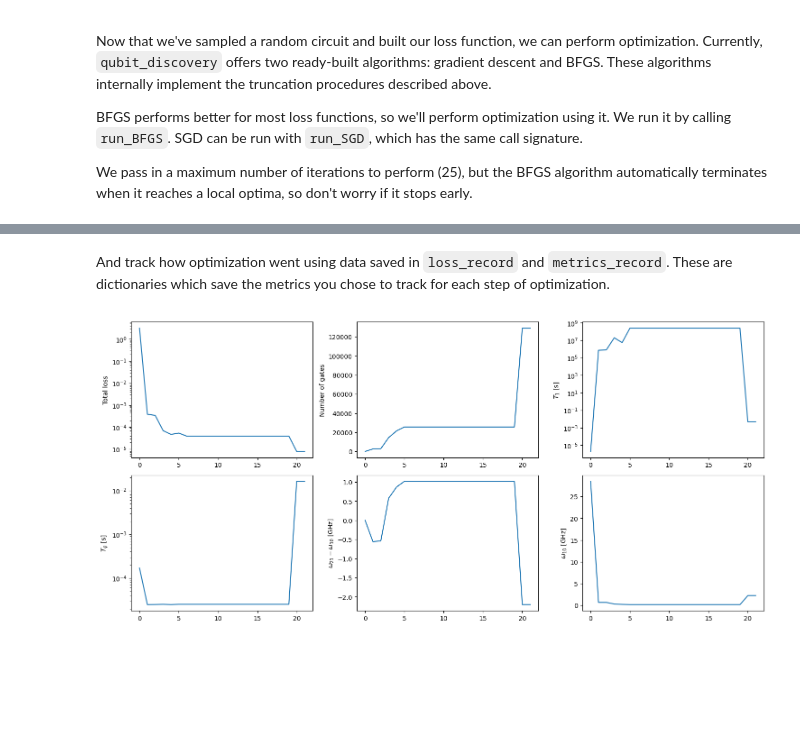
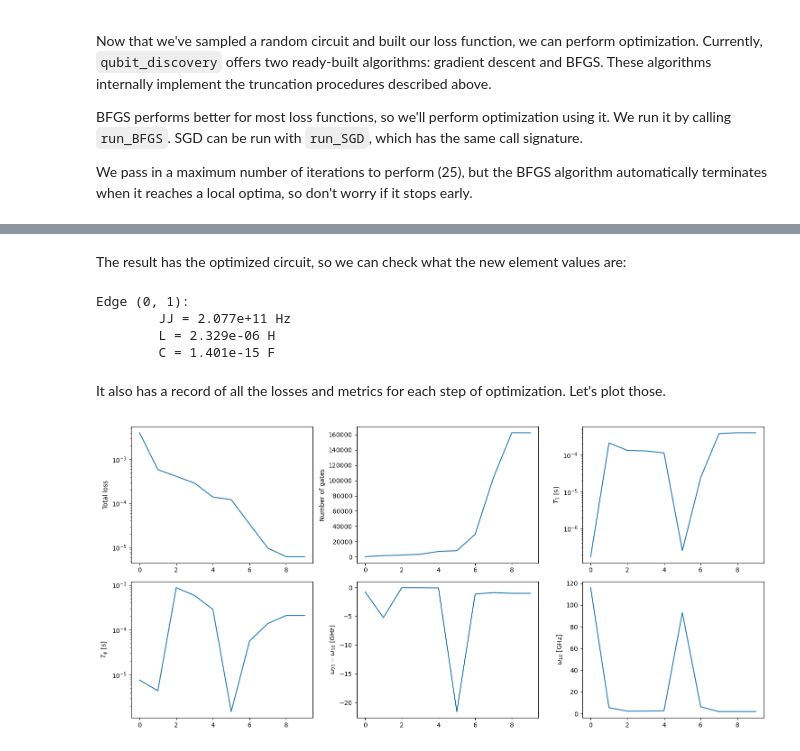
Before and after one commit to stanfordLINQS/Qubit-Discovery, a Jupyter notebook: tutorials/QD_overview.ipynb, the cells around one changed output, grey strips where cells are left out. Drawn from its saved outputs; the diff is of its cells as text; code cells hidden in the pictures; blank space fills up the shorter version.

```diff
--- a/tutorials/QD_overview.ipynb
+++ b/tutorials/QD_overview.ipynb
@@ -198,9 +196,9 @@ BFGS performs better for most loss functions, so we'll perform optimization usin
 We pass in a maximum number of iterations to perform (25), but the BFGS algorithm automatically terminates when it reaches a local optima, so don't worry if it stops early.
 # %%
 initial_circuit = sampler.sample_circuit_code('JL')
-initial_circuit.description()
+initial_circuit.element_description()
 
-optimized_circuit, loss_values, metric_values = qd.optimization.run_BFGS(
+optim_result = qd.optimization.run_BFGS(
     circuit=initial_circuit,                    # Starting point
     loss_metric_function=my_loss_function,      # Loss function to optimize
     max_iter=25,                                # Maximum number of iterations
@@ -231,23 +213,32 @@ $\displaystyle \text{loops:}~~~~~~~~~~~\varphi_{\text{ext}_{1}} / 2 \pi = 0.0$
-# %% [markdown]
-And track how optimization went using data saved in `loss_record` and `metrics_record`. These are dictionaries which save the metrics you chose to track for each step of optimization.
+# %% [markdown]
+The result has the optimized circuit, so we can check what the new element values are:
+# %%
+optim_result.circuit.element_description()
+# %% [output]
+Edge (0, 1):
+        JJ = 2.077e+11 Hz
+        L = 2.329e-06 H
+        C = 1.401e-15 F
+# %% [markdown]
+It also has a record of all the losses and metrics for each step of optimization. Let's plot those.
 # %%
 import matplotlib.pyplot as plt
 
 fig, axs = plt.subplots(2, 3, figsize=(15, 7))
 
-axs[0, 0].semilogy(loss_values['total_loss'])
+axs[0, 0].semilogy(optim_result.record['total_loss'])
 axs[0, 0].set_ylabel('Total loss')
-axs[0,1].plot(metric_values['number_of_gates'])
+axs[0,1].plot(optim_result.record['number_of_gates'])
 axs[0, 1].set_ylabel('Number of gates')
-axs[0, 2].semilogy(metric_values['t1'])
+axs[0, 2].semilogy(optim_result.record['t1'])
 axs[0, 2].set_ylabel(r'$T_1$ [s]')
-axs[1, 0].semilogy(metric_values['t_phi'])
+axs[1, 0].semilogy(optim_result.record['t_phi'])
 axs[1, 0].set_ylabel(r'$T_\varphi$ [s]')
-axs[1, 1].plot(metric_values['anharmonicity'])
+axs[1, 1].plot(optim_result.record['anharmonicity'])
 axs[1, 1].set_ylabel(r'$\omega_{21} - \omega_{10}$ [GHz]')
-axs[1, 2].plot(metric_values['frequency'])
+axs[1, 2].plot(optim_result.record['frequency'])
 axs[1, 2].set_ylabel(r'$\omega_{10}$ [GHz]')
 
 fig.tight_layout()
 # %% [output]
-[figure, old version]
+[figure, new version]
```
Also changed, not shown: parts of 7 cells of this notebook, 2 other files.
